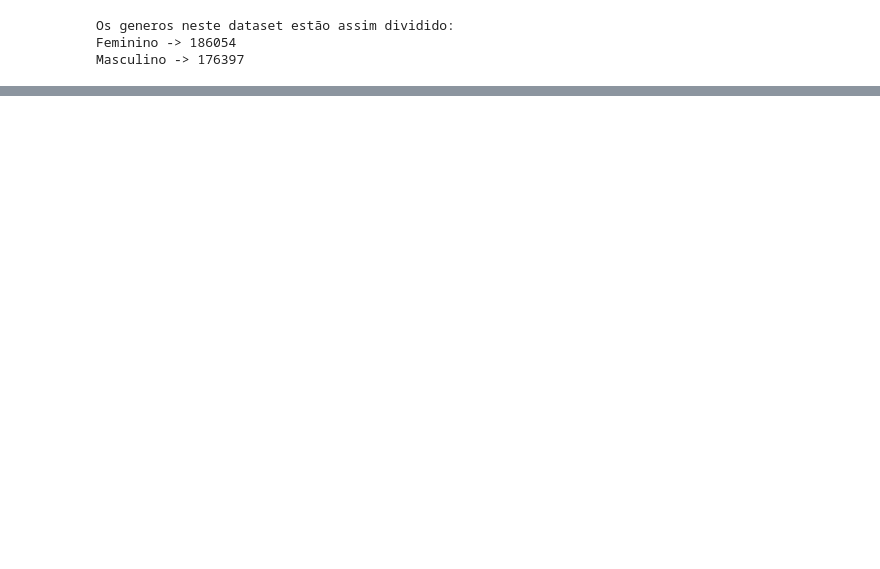
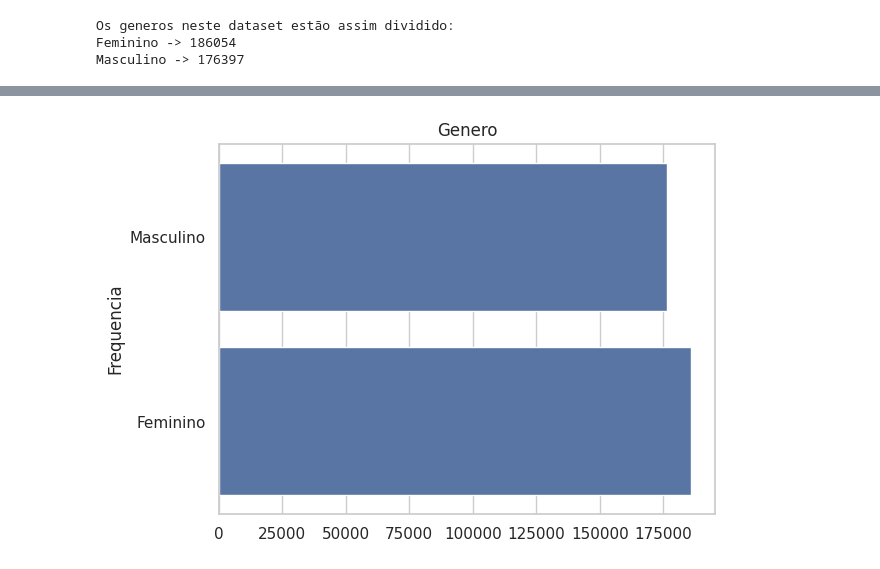
Before and after one commit to Gcango/Analise_Exploratoria_Descrit_pnad, a Jupyter notebook: Pnad_dataExploration.ipynb, the cells around one changed output, grey strips where cells are left out. Saved outputs shown, nothing was run; the diff lists cells and outputs as text; code cells hidden in the pictures; blank space fills up the shorter version.

```diff
--- a/Pnad_dataExploration.ipynb
+++ b/Pnad_dataExploration.ipynb
@@ -77,0 +247,8 @@ Name: V0404, dtype: int64
+# %%
+sns.countplot(dados.Genero)
+plt.title('Genero')
+plt.xlabel("")
+plt.ylabel("Frequencia")
+plt.show()
+# %% [output]
+[figure, added]
```
Also changed, not shown: parts of 65 cells of this notebook.
